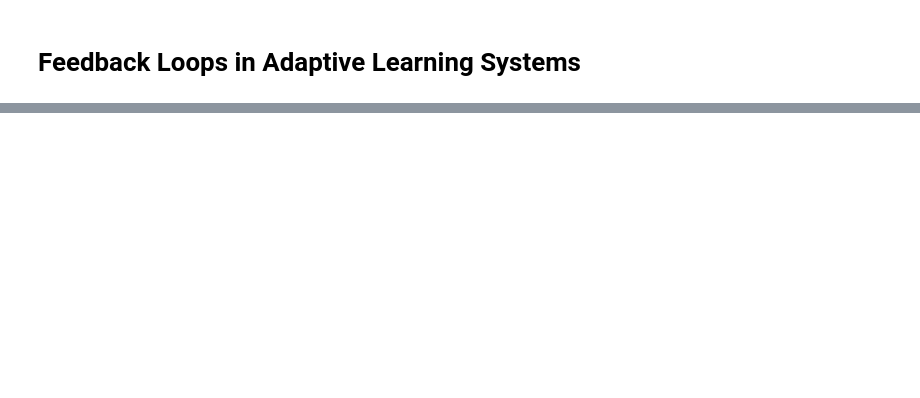
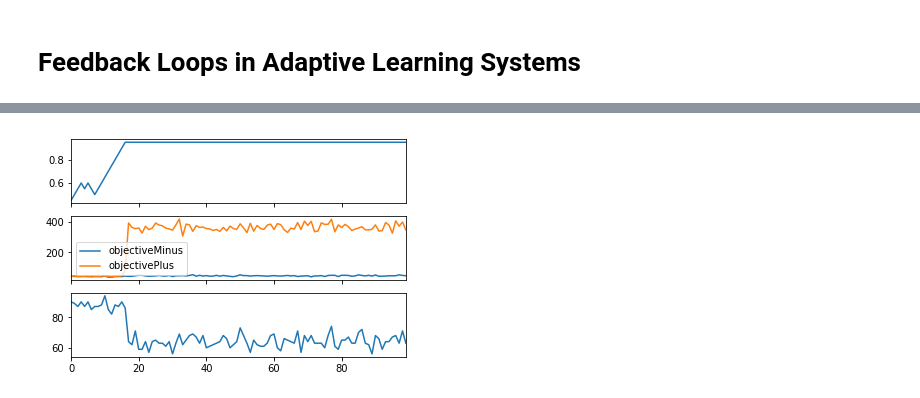
Before and after one commit to effa/iv109, a Jupyter notebook: 2018-05-09-exploration.ipynb, the cells around one changed output, grey strips where cells are left out. Drawn from its saved outputs; the diff is of its cells as text; code cells hidden in the pictures; blank space fills up the shorter version.

```diff
--- a/2018-05-09-exploration.ipynb
+++ b/2018-05-09-exploration.ipynb
@@ -159,0 +207,4 @@ perform_simulation()
+# %%
+perform_simulation(proxy_objective=proxy_objective_successful_tasks)
+# %% [output]
+[figure, added]
```
Also changed, not shown: parts of 5 cells of this notebook.
